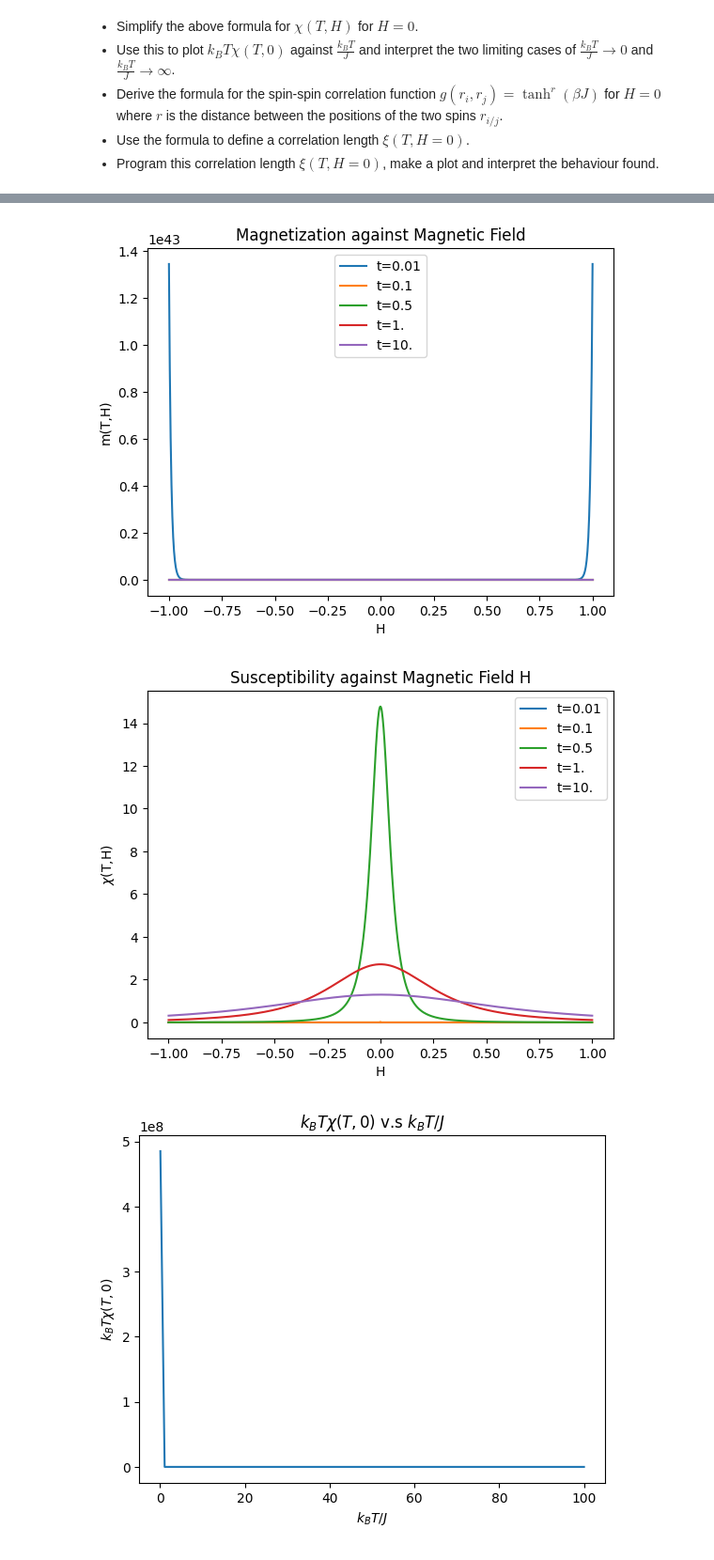
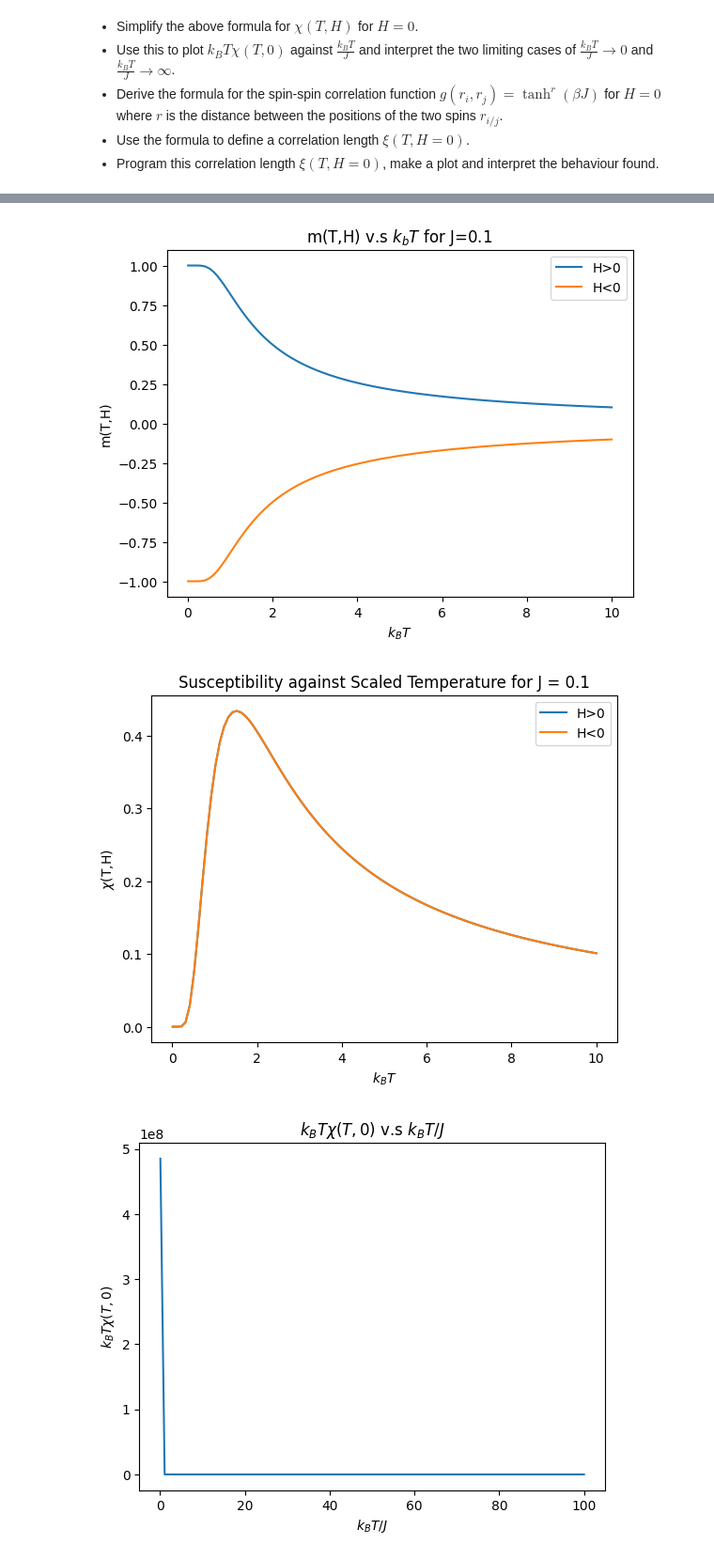
Before and after one commit to EfremCarnate/PythonThings, a Jupyter notebook: Extra/Ising_FreeEnergy.ipynb, the cells around one changed output, grey strips where cells are left out. Shown: that part at 94% size. Cells and saved outputs as stored; diff of their text form; code cells hidden in the pictures.

```diff
--- a/Extra/Ising_FreeEnergy.ipynb
+++ b/Extra/Ising_FreeEnergy.ipynb
@@ -40,7 +40,7 @@ import random as ran
 
 # note: we set t = k_B T
 #interaction strength
-J = 100000000
+J = 0.1
 
 def free_energy_1D(t,H,J):
     return -t*(J/t + np.log(np.cosh(H/t) + np.sqrt(np.sinh(H/t)**2 + np.exp(-4.*J/t))))
@@ -48,7 +48,7 @@ def free_energy_1D(t,H,J):
 #magnetization
 def magnet(t, H, J):
     M = np.sqrt(np.sinh(H/t)**2 + np.exp(-4.*J/t))
-    M = (np.sinh(H/t)**2)/M
+    M = (np.sinh(H/t))/M
     return M
 
 #susceptibility
@@ -89,5 +89,5 @@ ax.plot_surface(T, H, F, rstride=1, cstride=1,
 ax.set_title('surface');
 #ax.view_init(10, 140)
 
-plt.show
+plt.show()
 # %% [output]
@@ -114,37 +114,43 @@ plt.show()
 # %%
-t = np.linspace(0.01, 1, 100)
-h = np.linspace(-1, 1, 1000)
+t = np.linspace(0.01, 10, 100)
+#h = np.linspace(-1, 1, 1000)
 J = 0.1
+H = 1
 
-plt.plot(h,magnet(0.01, h, J),label="t=0.01")
-plt.plot(h,magnet(0.1, h, J),label="t=0.1")
-plt.plot(h,magnet(0.5, h, J),label="t=0.5")
-plt.plot(h,magnet(1., h, J),label="t=1")
-plt.plot(h,magnet(1.5, h, J),label="t=1.5")
-plt.title("Magnetization per spin against Magnetic Field")
+plt.plot(t,magnet(t, H, J),label="H>0")
+plt.plot(t,magnet(t, -H, J),label="H<0")
+#plt.plot(h,magnet(0.1, h, J),label="t=0.1")
+#plt.plot(h,magnet(0.5, h, J),label="t=0.5")
+#plt.plot(h,magnet(1., h, J),label="t=1")
+#plt.plot(h,magnet(1.5, h, J),label="t=1.5")
+plt.title("m(T,H) v.s $k_b T$ for J=0.1")
 plt.ylabel("m(T,H)")
-plt.xlabel("H")
+plt.xlabel("$k_B T$")
 plt.legend()
+plt.savefig('magnet.png')
 plt.show()
 # %% [output]
-[figure, old version]
+[figure, new version]
 # %%
-t = np.linspace(0.01, 1, 100)
-h = np.linspace(-1, 1, 1000)
-J = 0.5
+t = np.linspace(0.01, 10, 100)
+#h = np.linspace(-1, 1, 1000)
+J = 0.1
+H = 1
 
-plt.plot(h,sus(0.01, h, J),label="t=0.01")
-plt.plot(h,sus(0.1, h, J),label="t=0.1")
-plt.plot(h,sus(0.5, h, J),label="t=0.5")
-plt.plot(h,sus(1., h, J),label="t=1")
-plt.plot(h,sus(1.5, h, J),label="t=1.5")
-plt.title("Susceptibility against Magnetic Field")
+plt.plot(t,sus(t, H, J),label="H>0")
+plt.plot(t,sus(t, -H, J),label="H<0")
+#plt.plot(h,sus(0.1, h, J),label="t=0.1")
+#plt.plot(h,sus(0.5, h, J),label="t=0.5")
+#plt.plot(h,sus(1., h, J),label="t=1")
+#plt.plot(h,sus(1.5, h, J),label="t=1.5")
+plt.title("Susceptibility against Scaled Temperature for J = 0.1")
 plt.ylabel("$\u03C7$(T,H)")
-plt.xlabel("H")
+plt.xlabel("$k_B T$")
 plt.legend()
+plt.savefig('suscept.png')
 plt.show()
 # %% [output]
-[figure, old version]
+[figure, new version]
 # %%
 #x = np.linspace(0.1, 100, 100)
 def sus0(x):
```
Also changed, not shown: parts of 4 cells of this notebook.
